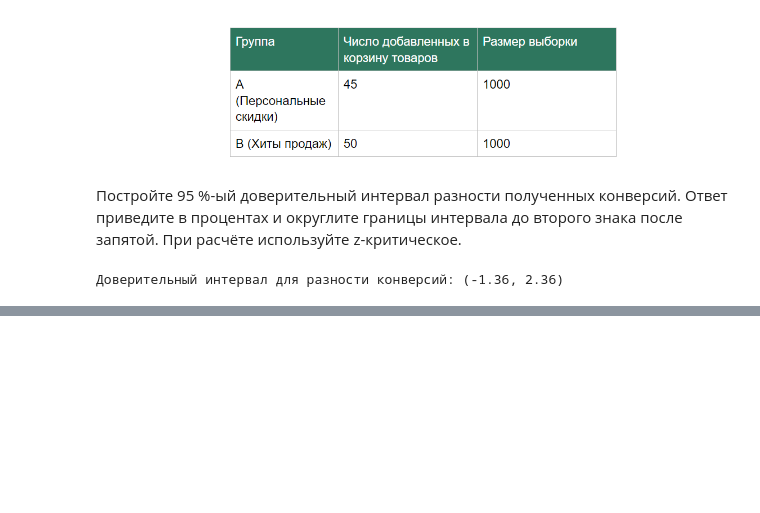
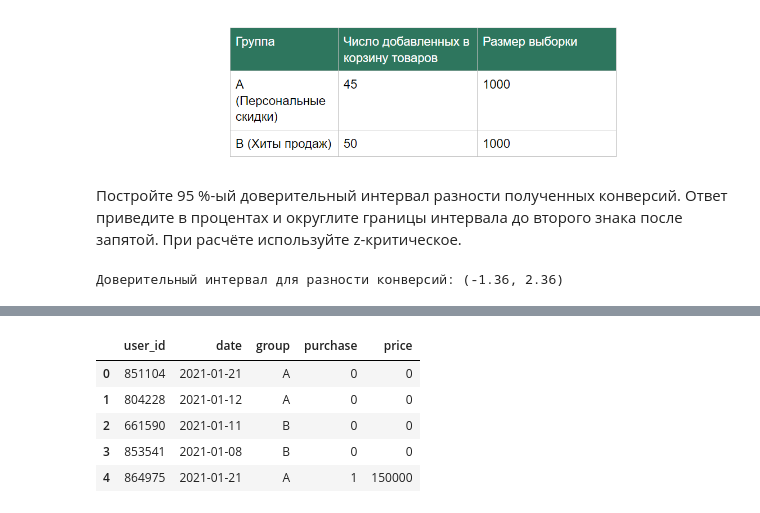
Before and after one commit to Electmg/data_science, a Jupyter notebook: EDA/EDA_5_Practice.ipynb, the cells around one changed output, grey strips where cells are left out. Drawn from its saved outputs; the diff is of its cells as text; code cells hidden in the pictures; blank space fills up the shorter version.

```diff
--- a/EDA/EDA_5_Practice.ipynb
+++ b/EDA/EDA_5_Practice.ipynb
@@ -367,0 +378,11 @@ print('Доверительный интервал для разности ко
+# %%
+import pandas as pd
+data = pd.read_csv('data/ab_data_tourist.csv')
+data.head()
+# %% [output]
+|  | user_id | date | group | purchase | price |
+| 0 | 851104 | 2021-01-21 | A | 0 | 0 |
+| 1 | 804228 | 2021-01-12 | A | 0 | 0 |
+| 2 | 661590 | 2021-01-11 | B | 0 | 0 |
+| 3 | 853541 | 2021-01-08 | B | 0 | 0 |
+| 4 | 864975 | 2021-01-21 | A | 1 | 150000 |
```
Also changed, not shown: parts of 4 cells of this notebook, 15 other files.
